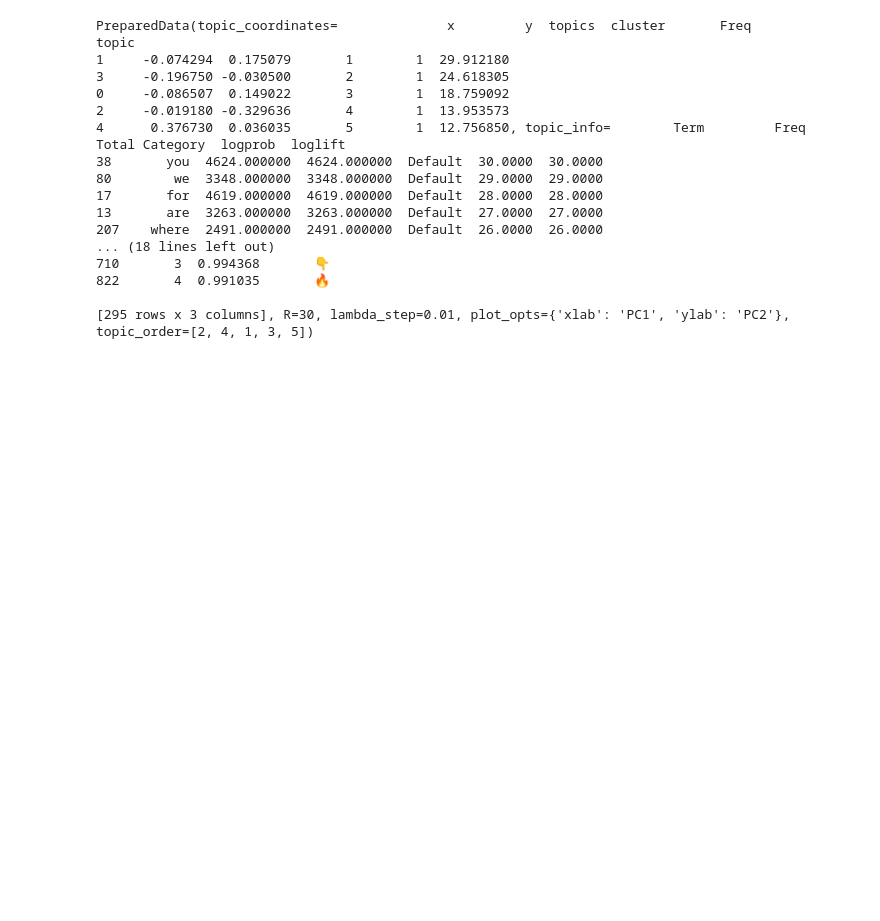
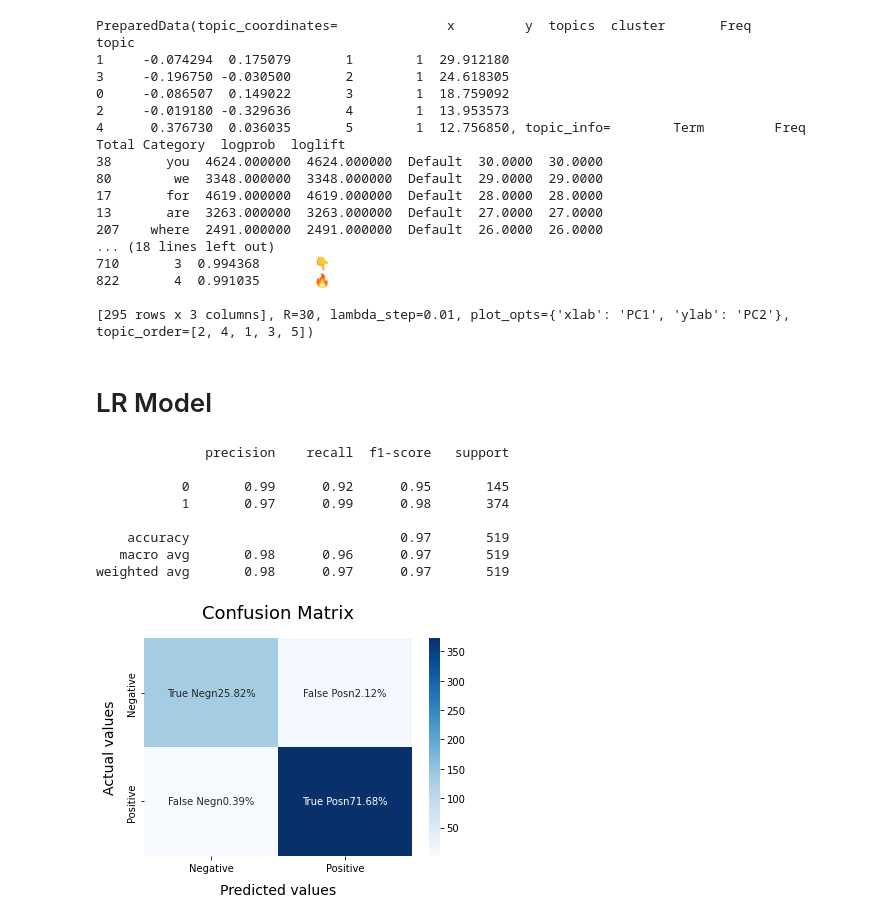
Before and after one commit to Nathnael12/Twitter-Data-Analysis, a Jupyter notebook: notebooks/model.ipynb, the cells around one changed output. Saved outputs shown, nothing was run; the diff lists cells and outputs as text; code cells hidden in the pictures; blank space fills up the shorter version.

```diff
--- a/notebooks/model.ipynb
+++ b/notebooks/model.ipynb
@@ -102,0 +150,5 @@ cleanedTweet[['score','clean_text']][:5]
+# %%
+# Separating the 95% data for training data and 5% for testing data
+X=cleanedTweet['clean_text']
+y=cleanedTweet['score']
+X_train, X_test, y_train, y_test = train_test_split(X,y,test_size = 0.05)
@@ -103,3 +161,26 @@ cleanedTweet[['score','clean_text']][:5]
+# %%
+X_train = vectoriser.transform(X_train)
+X_test  = vectoriser.transform(X_test)
+# %%
+from sklearn.metrics import classification_report,confusion_matrix
+import seaborn as sns
+def model_Evaluate(model):
+    # Predict values for Test dataset
+    y_pred = model.predict(X_test)
+    # Print the evaluation metrics for the dataset.
+    print(classification_report(y_test, y_pred))
+    # Compute and plot the Confusion matrix
+    cf_matrix = confusion_matrix(y_test, y_pred)
+    categories = ['Negative','Positive']
+    group_names = ['True Neg','False Pos', 'False Neg','True Pos']
+    group_percentages = ['{0:.2%}'.format(value) for value in cf_matrix.flatten() / np.sum(cf_matrix)]
+    labels = [f'{v1}n{v2}' for v1, v2 in zip(group_names,group_percentages)]
+    labels = np.asarray(labels).reshape(2,2)
+    sns.heatmap(cf_matrix, annot = labels, cmap = 'Blues',fmt = '',
+    xticklabels = categories, yticklabels = categories)
+    plt.xlabel("Predicted values", fontdict = {'size':14}, labelpad = 10)
+    plt.ylabel("Actual values" , fontdict = {'size':14}, labelpad = 10)
+    plt.title ("Confusion Matrix", fontdict = {'size':18}, pad = 20)
 # %%
 (X, y) = cleanedTweet['clean_text'], cleanedTweet['score']
 trigram_vectorizer = CountVectorizer(ngram_range=(3, 3))
@@ -291,3 +372,21 @@ topic
 822       4  0.991035       🔥
 
 [295 rows x 3 columns], R=30, lambda_step=0.01, plot_opts={'xlab': 'PC1', 'ylab': 'PC2'}, topic_order=[2, 4, 1, 3, 5])
+# %% [markdown]
+# LR Model
+# %%
+import sklearn.linear_model as lr
+LRmodel = lr.LogisticRegression(C = 2, max_iter = 1000, n_jobs=-1)
+LRmodel.fit(X_train, y_train)
+model_Evaluate(LRmodel)
+lr_pred = LRmodel.predict(X_test)
+# %% [output]
+              precision    recall  f1-score   support
+
+           0       0.99      0.92      0.95       145
+           1       0.97      0.99      0.98       374
+
+    accuracy                           0.97       519
+   macro avg       0.98      0.96      0.97       519
+weighted avg       0.98      0.97      0.97       519
+[figure, added]
```
Also changed, not shown: parts of 14 cells of this notebook.
